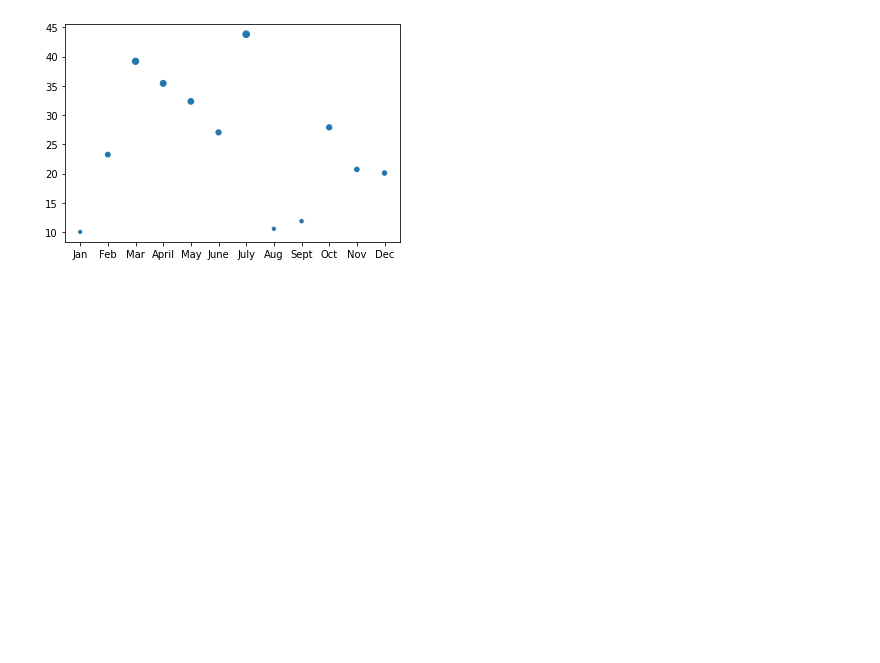
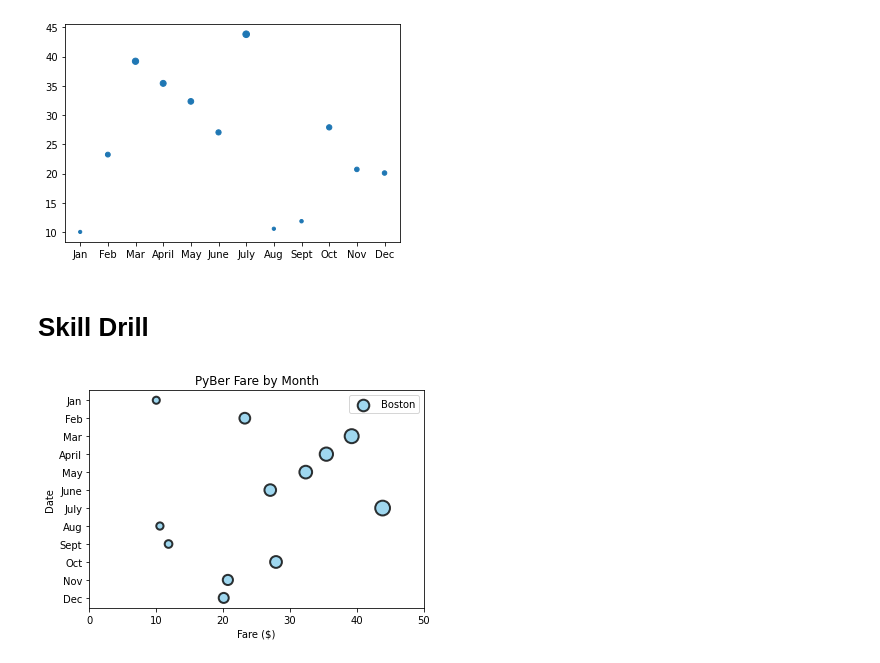
Before and after one commit to Peteresis/PyBer_Analysis, a Jupyter notebook: matplotlib_practice.ipynb, the cells around one changed output. Drawn from its saved outputs; the diff is of its cells as text; code cells hidden in the pictures; blank space fills up the shorter version.

```diff
--- a/matplotlib_practice.ipynb
+++ b/matplotlib_practice.ipynb
@@ -325,5 +319,21 @@ ax.scatter(x_axis, y_axis, s=y_axis)
 # %% [output]
 <matplotlib.collections.PathCollection at 0x...>
 [figure]
+# %% [markdown]
+# Skill Drill
 # %%
-# Skill Drill
+# alpha value sets the transparency of the plot 1 = not transparent and 0 = invisible
+# edgecolor makes an edge around the dots
+# linewidth sets the thickness of the edge around the dots
+plt.scatter(y_axis, x_axis, s = [i * 5 for i in y_axis], color='skyblue', label='Boston', alpha=0.8, edgecolor='black', linewidth=2)
+plt.title("PyBer Fare by Month")
+plt.ylabel("Date")
+plt.xlabel("Fare ($)")
+plt.gca().invert_yaxis()
+plt.xlim(0, 50)
+# plt.ylim('Jan', 'May') <== Limits the months displayed o vertical axis
+# Add the legend.
+plt.legend()
+plt.show()
+# %% [output]
+[figure, added]
```
Also changed, not shown: parts of 41 cells of this notebook, 2 other files.
